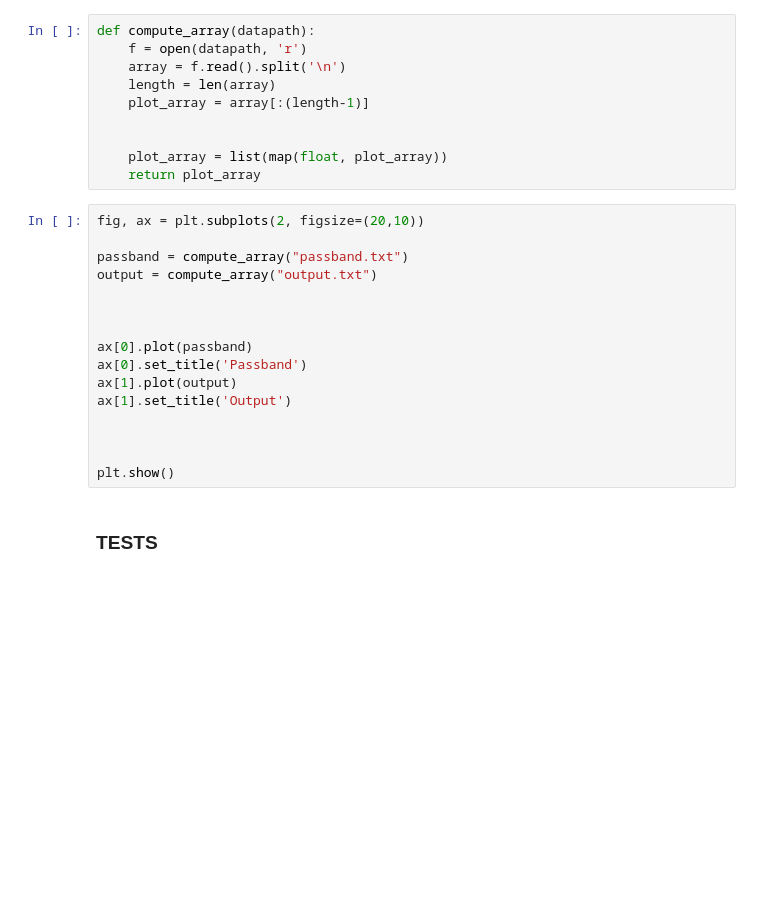
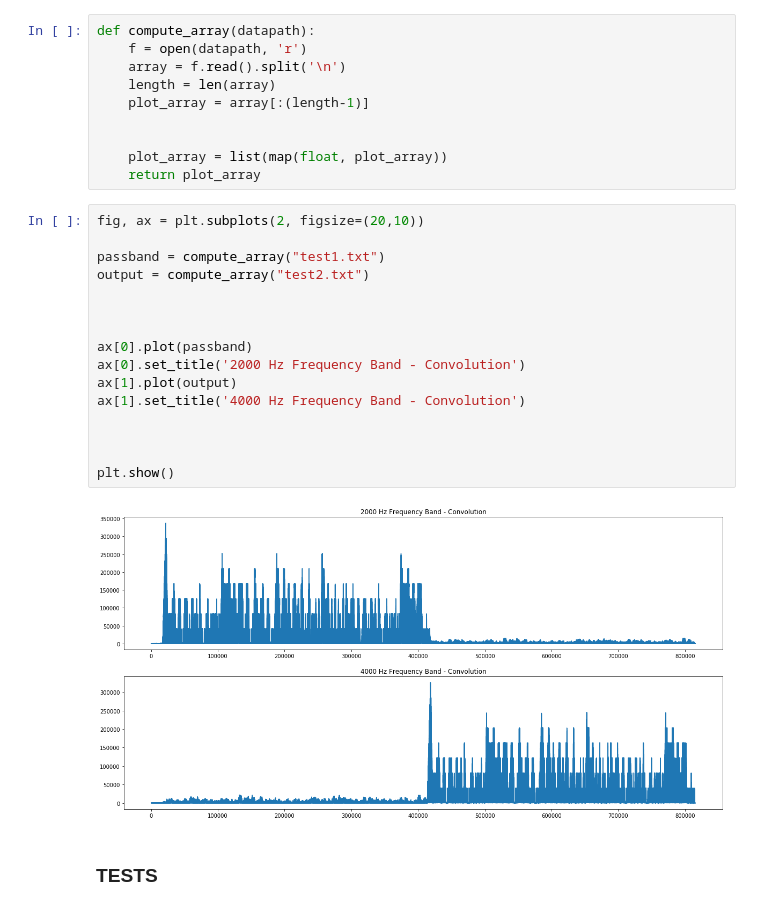
Before and after one commit to yklose/Communication-System, a Jupyter notebook: Project-Notebook.ipynb, the cells around one changed output. Cells and saved outputs as stored; diff of their text form; blank space fills up the shorter version.

```diff
--- a/Project-Notebook.ipynb
+++ b/Project-Notebook.ipynb
@@ -41,19 +70,21 @@ def compute_array(datapath):
 # %%
 fig, ax = plt.subplots(2, figsize=(20,10))
 
-passband = compute_array("passband.txt")
-output = compute_array("output.txt")
+passband = compute_array("test1.txt")
+output = compute_array("test2.txt")
 
 
 
 ax[0].plot(passband)
-ax[0].set_title('Passband')
+ax[0].set_title('2000 Hz Frequency Band - Convolution')
 ax[1].plot(output)
-ax[1].set_title('Output')
+ax[1].set_title('4000 Hz Frequency Band - Convolution')
 
 
 
 plt.show()
+# %% [output]
+[figure, added]
 # %% [markdown]
 ### TESTS
 # %%
```
Also changed, not shown: parts of 7 cells of this notebook, 10 other files.
